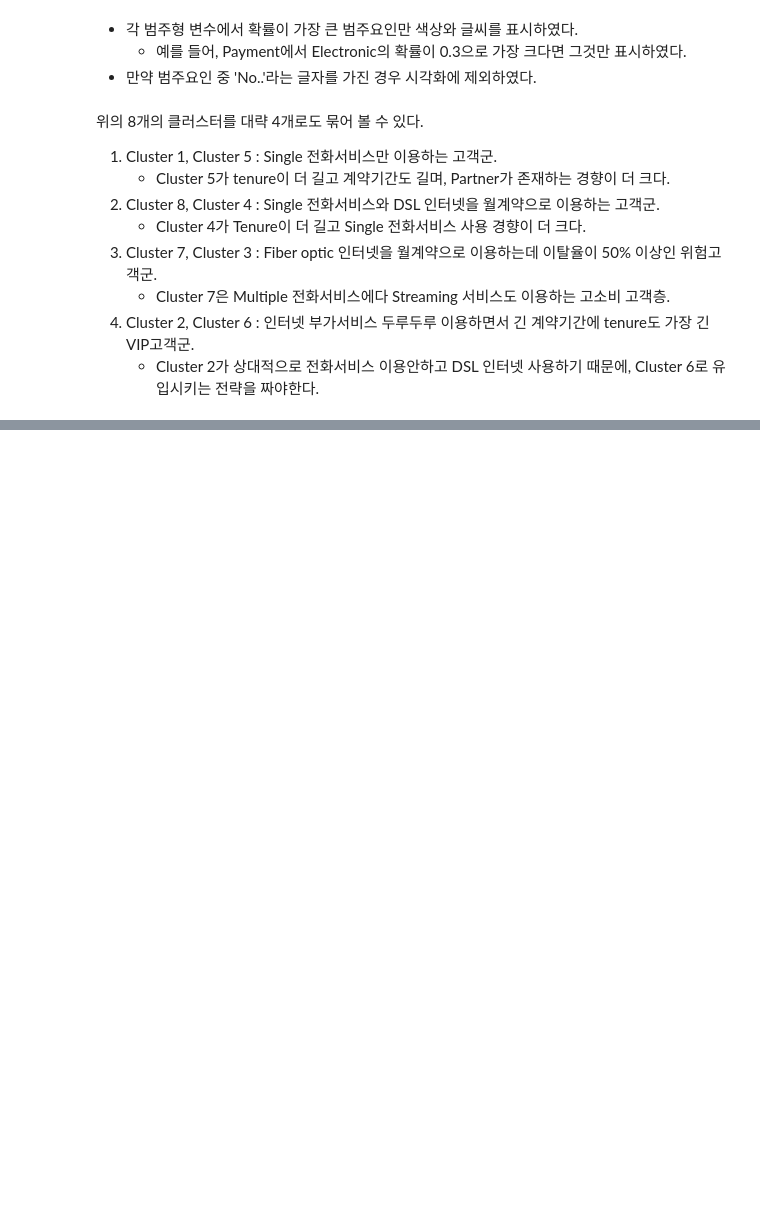
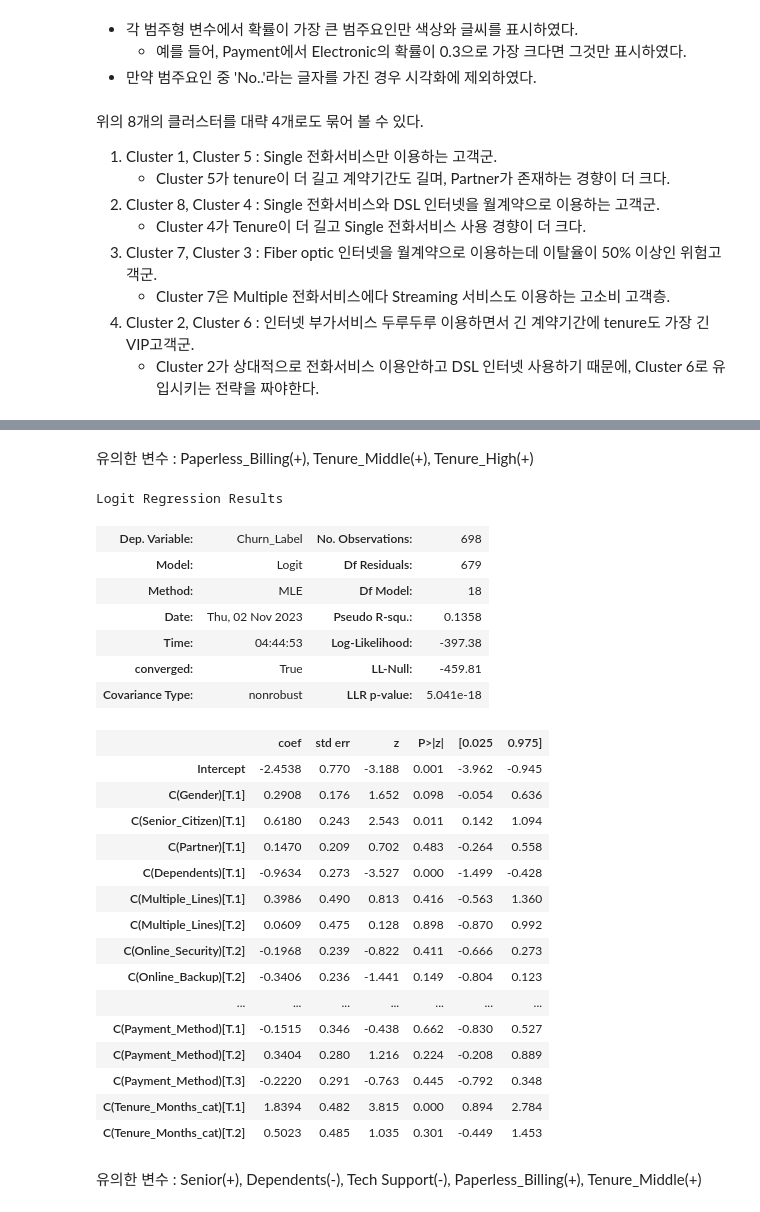
Before and after one commit to jinwu99/Telco-Customer-Churn-Analysis, a Jupyter notebook: Telco_customer_churn_analysis_.ipynb, the cells around one changed output, grey strips where cells are left out. Saved outputs shown, nothing was run; the diff lists cells and outputs as text; code cells hidden in the pictures; blank space fills up the shorter version.

```diff
--- a/Telco_customer_churn_analysis_.ipynb
+++ b/Telco_customer_churn_analysis_.ipynb
@@ -644,3 +699,34 @@ Logit Regression Results
 | C(Payment_Method)[T.3] | -0.2028 | 0.278 | -0.729 | 0.466 | -0.748 | 0.342 |
 | C(Tenure_Months_cat)[T.1] | 2.0669 | 0.394 | 5.246 | 0.000 | 1.295 | 2.839 |
 | C(Tenure_Months_cat)[T.2] | 1.1769 | 0.392 | 2.999 | 0.003 | 0.408 | 1.946 |
+# %% [markdown]
+유의한 변수 : Paperless_Billing(+), Tenure_Middle(+), Tenure_High(+)
+# %%
+model_list[2].summary()
+# %% [output]
+Logit Regression Results
+| Dep. Variable: | Churn_Label | No. Observations: | 698 |
+| Model: | Logit | Df Residuals: | 679 |
+| Method: | MLE | Df Model: | 18 |
+| Date: | Thu, 02 Nov 2023 | Pseudo R-squ.: | 0.1358 |
+| Time: | 04:44:53 | Log-Likelihood: | -397.38 |
+| converged: | True | LL-Null: | -459.81 |
+| Covariance Type: | nonrobust | LLR p-value: | 5.041e-18 |
+|  | coef | std err | z | P>|z| | [0.025 | 0.975] |
+| Intercept | -2.4538 | 0.770 | -3.188 | 0.001 | -3.962 | -0.945 |
+| C(Gender)[T.1] | 0.2908 | 0.176 | 1.652 | 0.098 | -0.054 | 0.636 |
+| C(Senior_Citizen)[T.1] | 0.6180 | 0.243 | 2.543 | 0.011 | 0.142 | 1.094 |
+| C(Partner)[T.1] | 0.1470 | 0.209 | 0.702 | 0.483 | -0.264 | 0.558 |
+| C(Dependents)[T.1] | -0.9634 | 0.273 | -3.527 | 0.000 | -1.499 | -0.428 |
+| C(Multiple_Lines)[T.1] | 0.3986 | 0.490 | 0.813 | 0.416 | -0.563 | 1.360 |
+| C(Multiple_Lines)[T.2] | 0.0609 | 0.475 | 0.128 | 0.898 | -0.870 | 0.992 |
+| C(Online_Security)[T.2] | -0.1968 | 0.239 | -0.822 | 0.411 | -0.666 | 0.273 |
+| C(Online_Backup)[T.2] | -0.3406 | 0.236 | -1.441 | 0.149 | -0.804 | 0.123 |
+| ... | ... | ... | ... | ... | ... | ... |
+| C(Payment_Method)[T.1] | -0.1515 | 0.346 | -0.438 | 0.662 | -0.830 | 0.527 |
+| C(Payment_Method)[T.2] | 0.3404 | 0.280 | 1.216 | 0.224 | -0.208 | 0.889 |
+| C(Payment_Method)[T.3] | -0.2220 | 0.291 | -0.763 | 0.445 | -0.792 | 0.348 |
+| C(Tenure_Months_cat)[T.1] | 1.8394 | 0.482 | 3.815 | 0.000 | 0.894 | 2.784 |
+| C(Tenure_Months_cat)[T.2] | 0.5023 | 0.485 | 1.035 | 0.301 | -0.449 | 1.453 |
+# %% [markdown]
+유의한 변수 : Senior(+), Dependents(-), Tech Support(-), Paperless_Billing(+), Tenure_Middle(+)
```
Also changed, not shown: parts of 28 cells of this notebook.
